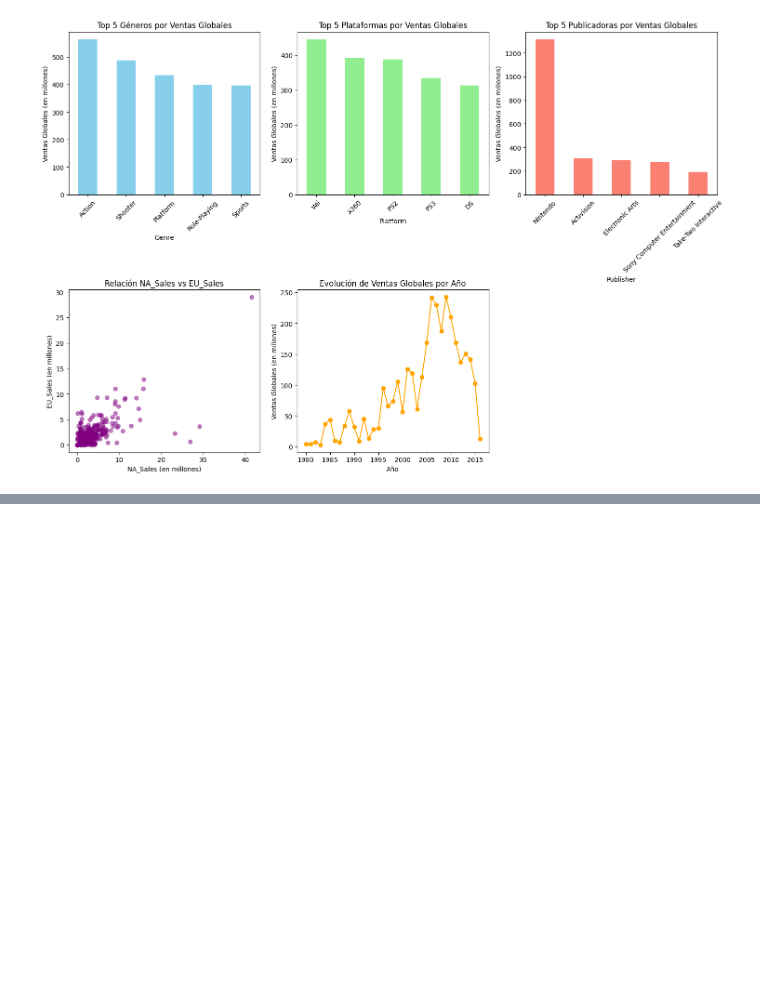
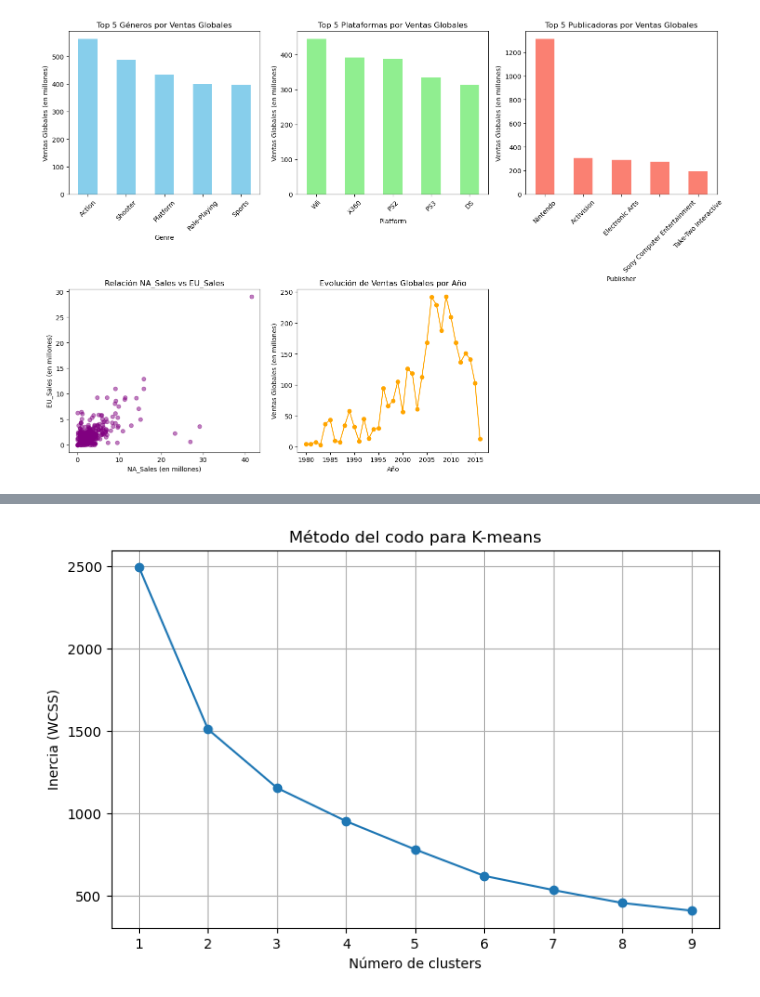
Before and after one commit to OzielLM/Proyecto_Mineria_Datos, a Jupyter notebook: Modelo_estrella.ipynb, the cells around one changed output, grey strips where cells are left out. Drawn from its saved outputs; the diff is of its cells as text; code cells hidden in the pictures; blank space fills up the shorter version.

```diff
--- a/Modelo_estrella.ipynb
+++ b/Modelo_estrella.ipynb
@@ -240,0 +286,17 @@ Datos insertados correctamente en la tabla 'fact_sales'.
+# %%
+wcss = []
+
+for k in range(1, 10):
+    kmeans = KMeans(n_clusters=k, init='k-means++', random_state=42, n_init=10)
+    kmeans.fit(componentes_pca)
+    wcss.append(kmeans.inertia_)
+
+plt.figure(figsize=(8, 5))
+plt.plot(range(1, 10), wcss, marker='o')
+plt.title('Método del codo para K-means')
+plt.xlabel('Número de clusters')
+plt.ylabel('Inercia (WCSS)')
+plt.grid(True)
+plt.show()
+# %% [output]
+[figure, added]
```
Also changed, not shown: parts of 10 cells of this notebook.
